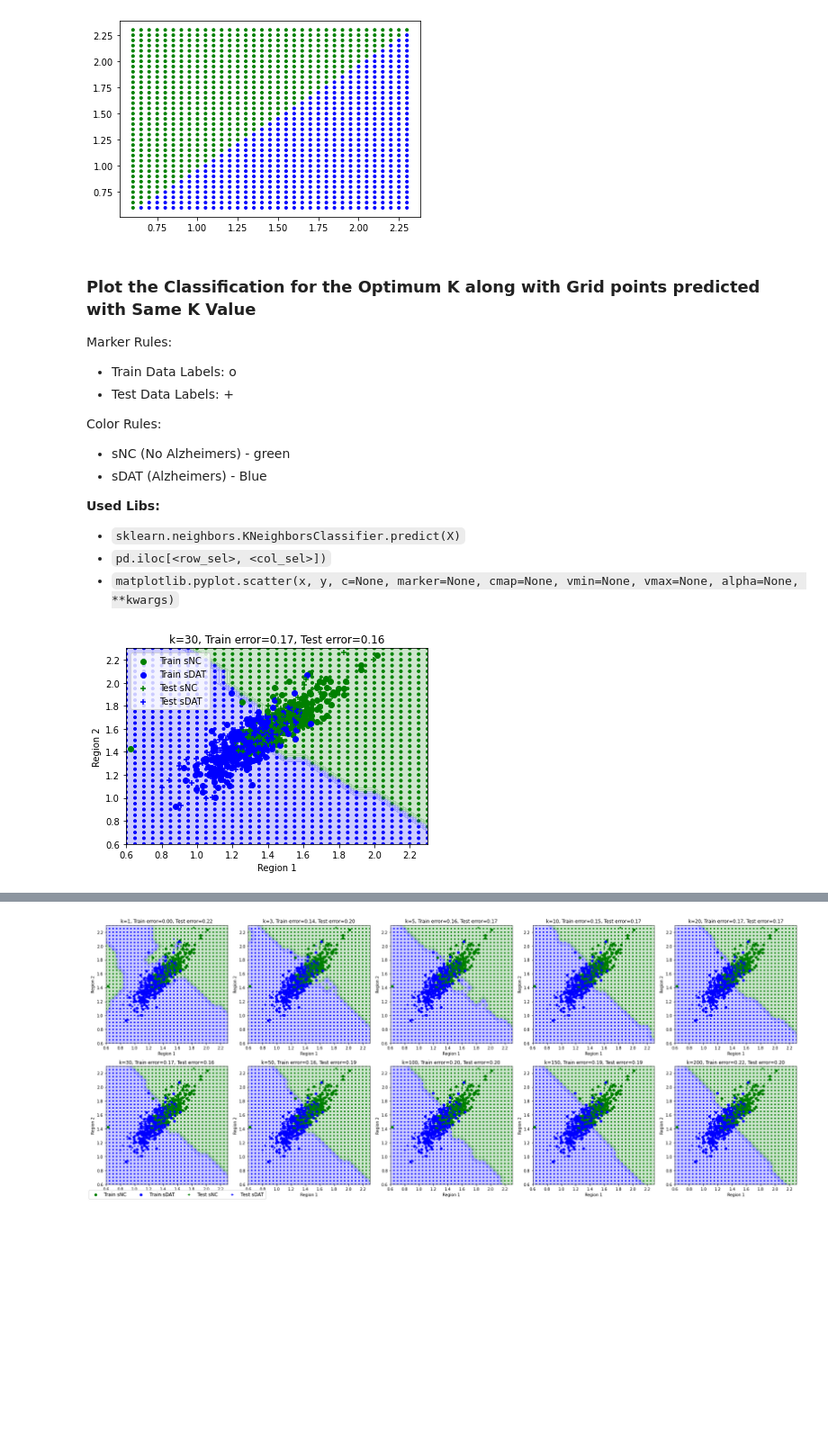
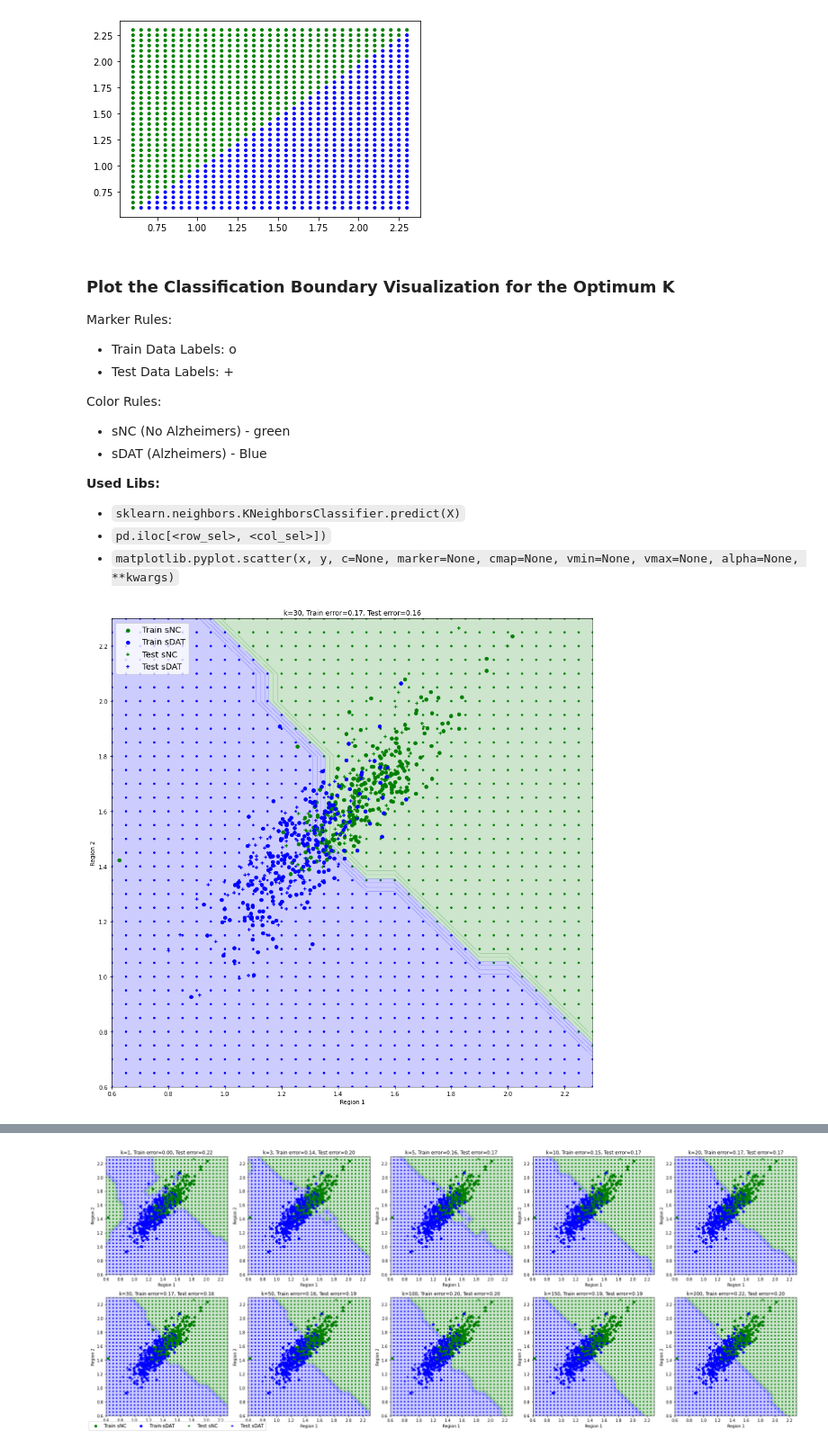
Before and after one commit to dev-nanthan/classifier-knn-diagnosis, a Jupyter notebook: MLA1_KNN.ipynb, the cells around one changed output, grey strips where cells are left out. Shown at 90% size. Saved outputs shown, nothing was run; the diff lists cells and outputs as text; code cells hidden in the pictures; blank space fills up the shorter version.

```diff
--- a/MLA1_KNN.ipynb
+++ b/MLA1_KNN.ipynb
@@ -139,7 +148,7 @@ plt.show()
 # %% [output]
 [figure]
 # %% [markdown]
-### Plot the Classification for the Optimum K along with Grid points predicted with Same K Value
+### Plot the Classification Boundary Visualization for the Optimum K
 
 Marker Rules:
 *   Train Data Labels: o
@@ -158,42 +172,43 @@ Color Rules:
 # %%
-import warnings
-warnings.filterwarnings("ignore")
 
+grid_df = pd.read_csv("2D_grid_points.csv")
 colors = ListedColormap(['green', 'blue'])
 
 # Predict and Plot the Labels for grid points using Optimum model
 grid_predictions = OPT_Mod.predict(grid_df)
+
+plt.figure(figsize=(15,15))
 plt.scatter(grid_df.iloc[:, 0], grid_df.iloc[:, 1], c=grid_predictions, marker='.', cmap=colors)
 
 # Draw Contour through class boundary
 x_min, x_max = grid_df.iloc[:, 0].min(), grid_df.iloc[:, 0].max()+0.1
 y_min, y_max = grid_df.iloc[:, 1].min(), grid_df.iloc[:, 1].max()+0.1
 
 # Create the Meshgrid to Crete the Contour Grid
 xx, yy = np.meshgrid(np.arange(x_min, x_max, 0.1), np.arange(y_min, y_max, 0.1))
 Cont_Z = OPT_Mod.predict(np.c_[xx.ravel(), yy.ravel()])
 Cont_Z = Cont_Z.reshape(xx.shape)
 
 # Plot the Contour
 #plt.contourf(xx, yy, Cont_Z, alpha= 0.3, cmap=plt.cm.GnBu)
 plt.contourf(xx, yy, Cont_Z, alpha= 0.2, cmap=colors)
 
 # Plot Train Data Classification
 plt.scatter(train_sNC.iloc[:, 0], train_sNC.iloc[:, 1], c='g', marker='o', label='Train sNC')
 plt.scatter(train_sDAT.iloc[:, 0], train_sDAT.iloc[:, 1], c='b', marker='o', label='Train sDAT')
 
 # Plot Test Data Classification
 plt.scatter(test_sNC.iloc[:, 0], test_sNC.iloc[:, 1], c='g', marker='+', label='Test sNC', edgecolor='white')
 plt.scatter(test_sDAT.iloc[:, 0], test_sDAT.iloc[:, 1], c='b', marker='+', label='Test sDAT', edgecolor='white')
 
 # Set Title and Legends
 plt.title("k={}, Train error={:.2f}, Test error={:.2f}".format(OPT_K, OPT_R["train_error"], OPT_R["test_error"]))
-plt.legend(loc='upper left')
+plt.legend(loc='upper left', fontsize='x-large', fancybox=True)
 plt.xlabel('Region 1')
 plt.ylabel('Region 2')
 
 #Show the plot
 plt.show()
 # %% [output]
-[figure, old version]
+[figure, new version]
 # %% [markdown]
```
Also changed, not shown: parts of 13 cells of this notebook.
